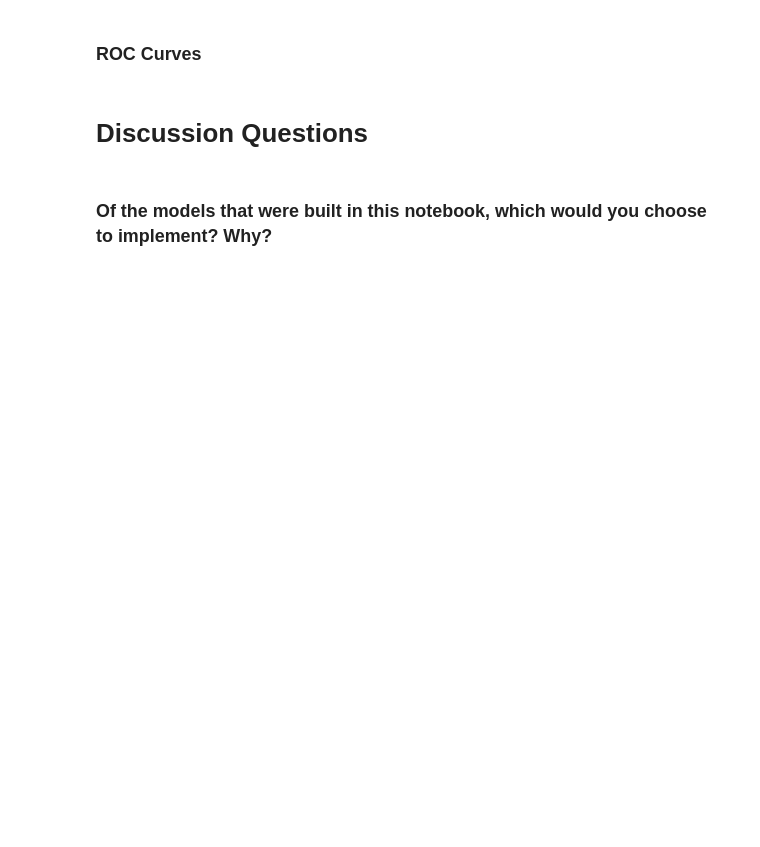
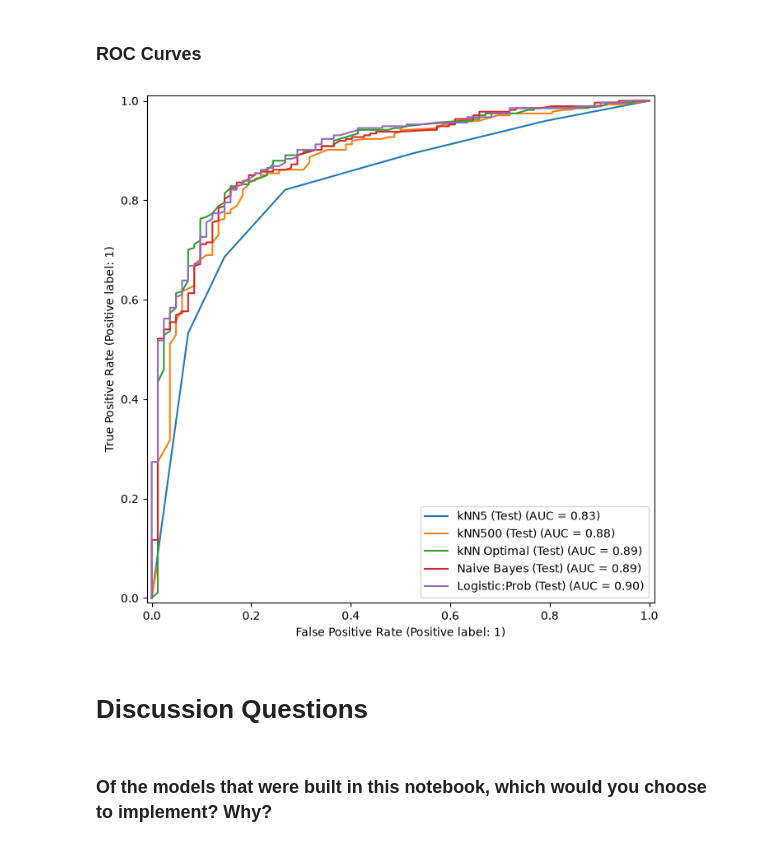
Before and after one commit to charmi124/code_2600, a Jupyter notebook: mod06_classification.ipynb, the cells around one changed output. Drawn from its saved outputs; the diff is of its cells as text; code cells hidden in the pictures; blank space fills up the shorter version.

```diff
--- a/mod06_classification.ipynb
+++ b/mod06_classification.ipynb
@@ -325,7 +345,13 @@ best_k = 0
 num_correct_pred = 0
 
 for k in range(1,500):
-    #fillin
+    knn = KNeighborsClassifier(n_neighbors=k)
+    knn.fit(X_train_array, y_train)
+    pred = knn.predict(X_test_array)
+    correct = np.sum(pred == y_test)
+    if correct > num_correct_pred:
+        best_k = k
+        num_correct_pred = correct
 
 print(best_k)
 print(num_correct_pred)
@@ -332,8 +361,7 @@ print(num_correct_pred)
 # %% [markdown]
 ### Now that you've found an optimal choice of k, let's construct that model and store it.
 # %%
-knn_opt = KNeighborsClassifier(n_neighbors=#fillin
-                               )
+knn_opt = KNeighborsClassifier(n_neighbors=best_k)
 knn_opt.fit(X_train_array, y_train)
 knn_opt_test = knn_opt.predict(X_test_array)
 
@@ -345,38 +378,35 @@ fig, ax = subplots(figsize=(8,8))
 
 roc_curve_est(knn5,
               X_test_array,
               y_test,
               name='kNN5 (Test)',
-              color='r',
               ax=ax);
 
 roc_curve_est(knn500,
               X_test_array,
               y_test,
               name='kNN500 (Test)',
-              color='y',
               ax=ax);
 
 roc_curve_est(knn_opt,
               X_test_array,
               y_test,
               name='kNN Optimal (Test)',
-              color='g',
               ax=ax);
 
 roc_curve_est(naive,
               X_test_array,
               y_test,
               name='Naive Bayes (Test)',
-              color='m',
               ax=ax);
 
 roc_curve_pred(y_test,
                probs_test,
                name='Logistic:Prob (Test)',
-               color='b',
                ax=ax);
 #fig
+# %% [output]
+[figure, added]
 # %% [markdown]
 # Discussion Questions
 # %% [markdown]
```
Also changed, not shown: parts of 8 cells of this notebook.
